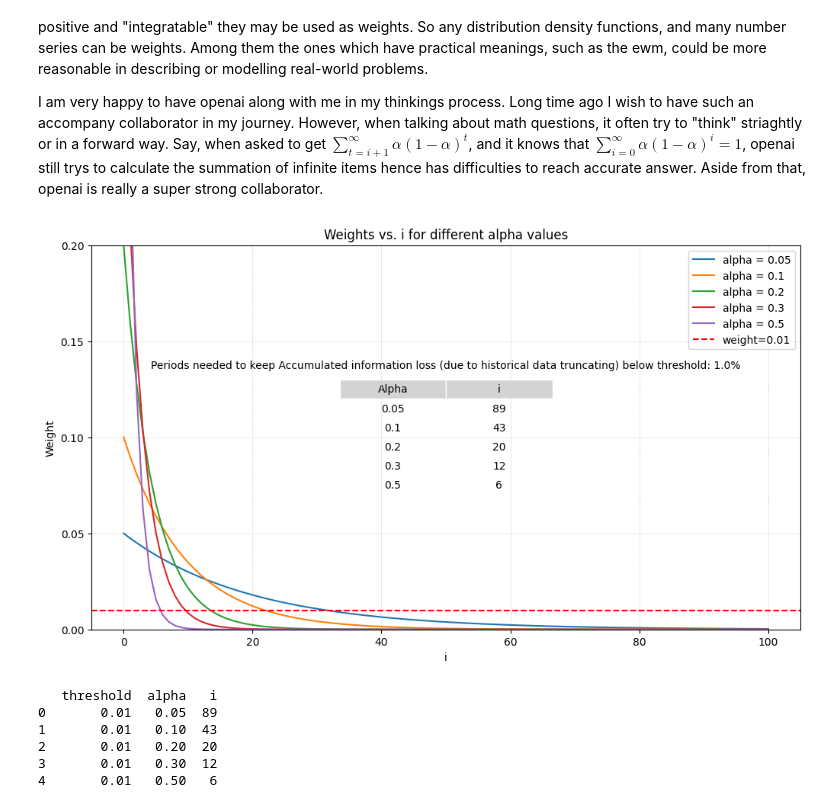
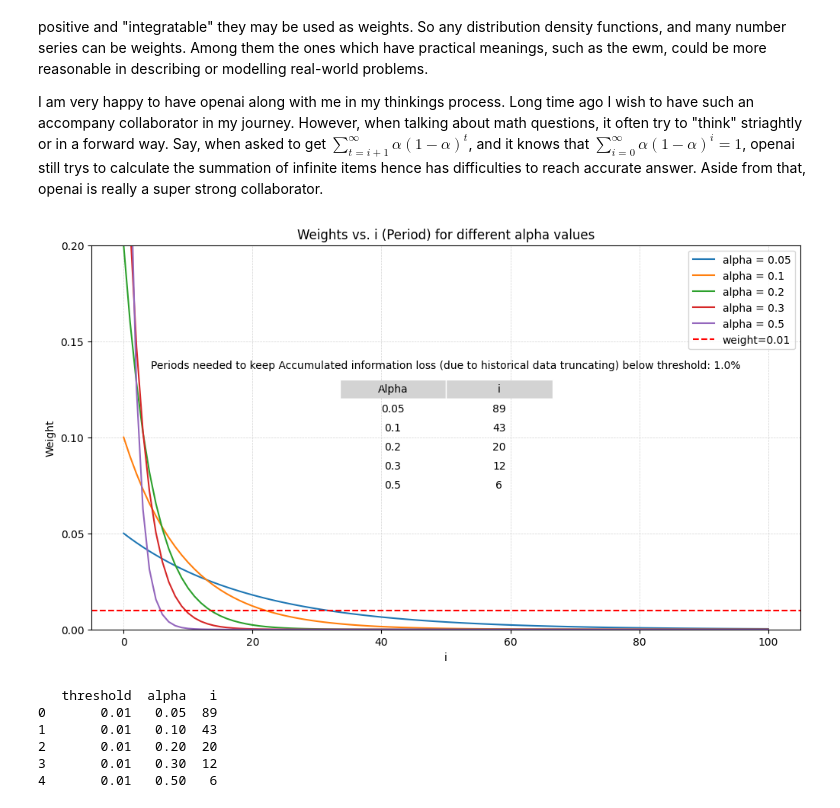
Before and after one commit to Ellen-Gu/jupyter-colab, a Jupyter notebook: Exponential_weight_moving_average_and_period_settings.ipynb, the cells around one changed output. Cells and saved outputs as stored; diff of their text form; code cells hidden in the pictures.

```diff
--- a/Exponential_weight_moving_average_and_period_settings.ipynb
+++ b/Exponential_weight_moving_average_and_period_settings.ipynb
@@ -42,7 +42,7 @@ def plot_weights(threshold=0.01, alphas=[0.05, 0.1, 0.2, 0.3, 0.5]):
         plt.plot(i_values, weights, label=f'alpha = {alpha}')
 
     plt.axhline(y=threshold, color='r', linestyle='--', label='weight=0.01')
-    plt.title("Weights vs. i for different alpha values")
+    plt.title("Weights vs. i (Period) for different alpha values")
     plt.xlabel("i")
     plt.ylabel("Weight")
     plt.legend(loc='upper right')
@@ -56,34 +56,34 @@ def plot_weights(threshold=0.01, alphas=[0.05, 0.1, 0.2, 0.3, 0.5]):
         table_data.append([alpha, i])
     table = plt.table(cellText=table_data, cellLoc='center', loc='center',
                       bbox=[0.35, 0.35, 0.3, 0.3])
 
     table.auto_set_font_size(False)
     table.set_fontsize(10)
     table.scale(1.4, 1.4)
     for key, cell in table.get_celld().items():
         cell.set_edgecolor('white')
         if key[0] == 0:
             cell.set_facecolor('lightgray')
         else:
             cell.set_facecolor('white')
 
     # Table title
     table_title = f"Periods needed to keep Accumulated information loss (due to historical data truncating) below threshold: {threshold*100}%"
     plt.annotate(table_title, (0.5, 0.68), xycoords='axes fraction', ha='center', fontsize=10, color='black')
 
     plt.subplots_adjust(bottom=0.25)
     plt.show()
 
     data["threshold"]=threshold
     data=pd.DataFrame(data).T.loc[["threshold","alpha","i"]].T
     data[["i"]]=np.int8(data[["i"]])
 
     return data
 
 df = plot_weights()
 print(df)
 # %% [output]
-[figure, old version]
+[figure, new version]
    threshold  alpha   i
 0       0.01   0.05  89
 1       0.01   0.10  43
```
